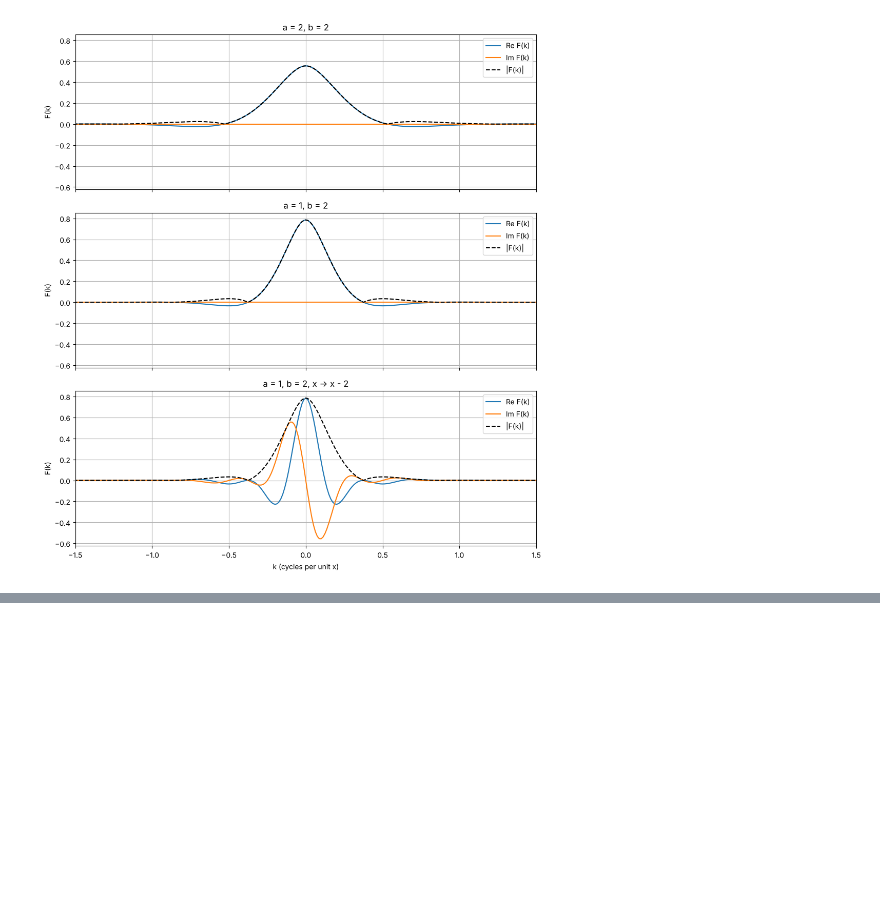
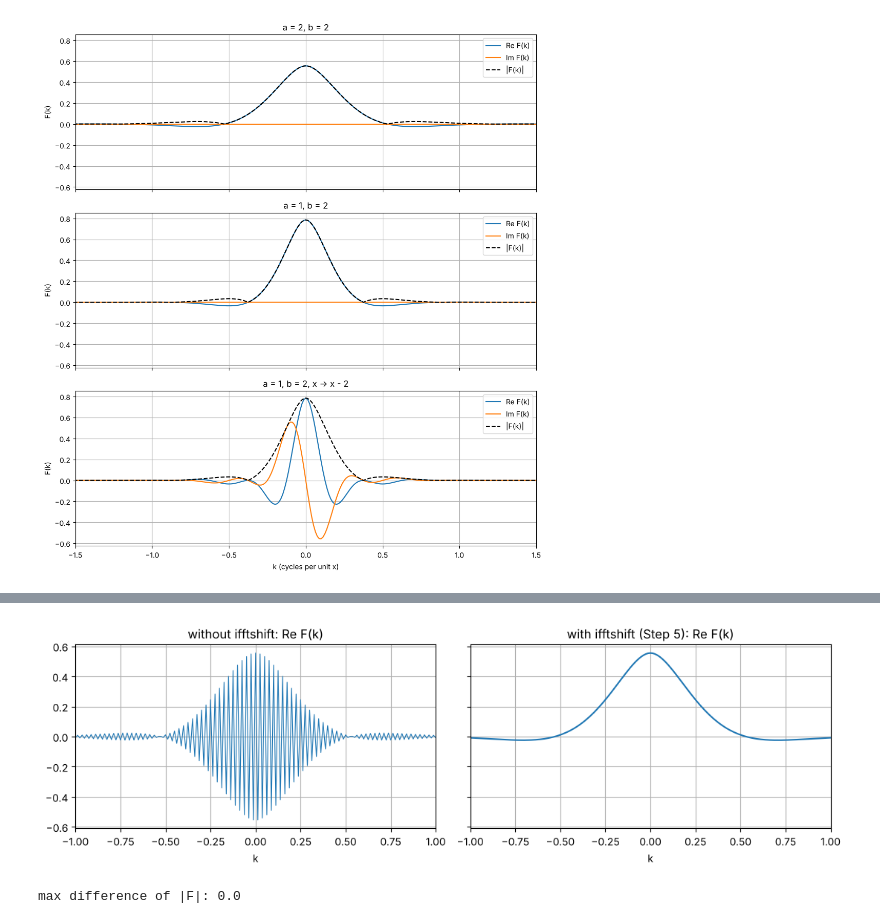
Before and after one commit to jawad197704/e89_Hussein_Jawad_HW09, a Jupyter notebook: Hussein_Jawad_HW09_Problem1.ipynb, the cells around one changed output, grey strips where cells are left out. Saved outputs shown, nothing was run; the diff lists cells and outputs as text; code cells hidden in the pictures; blank space fills up the shorter version.

```diff
--- a/Hussein_Jawad_HW09_Problem1.ipynb
+++ b/Hussein_Jawad_HW09_Problem1.ipynb
@@ -277,0 +452,19 @@ plt.show()                                                   # render the figure
+# %%
+F_no_shift = fftshift(fft(y1) * dx)                  # same as fourier(y1) but WITHOUT ifftshift (first sample at x = -40)
+
+fig, ax = plt.subplots(1, 2, figsize=(11, 3.5), sharey=True)  # two panels side by side, same vertical scale
+ax[0].plot(k, np.real(F_no_shift), lw=0.8)           # real part flips sign at every other k: a zig-zag
+ax[0].set_title("without ifftshift: Re F(k)")        # panel title
+ax[1].plot(k, np.real(F1))                           # the correct real part from Step 5
+ax[1].set_title("with ifftshift (Step 5): Re F(k)")  # panel title
+for axis in ax:                                      # common settings for both panels
+    axis.set_xlim(-1, 1)                             # zoom in on the interesting k range
+    axis.set_xlabel("k")                             # horizontal axis label
+    axis.grid(True)                                  # light grid
+plt.tight_layout()                                   # avoid overlapping labels
+plt.show()                                           # render the figure
+
+print("max difference of |F|:", np.max(np.abs(np.abs(F_no_shift) - np.abs(F1))))  # magnitudes agree: only the phase was wrong
+# %% [output]
+[figure, added]
+max difference of |F|: 0.0
```
Also changed, not shown: parts of 30 cells of this notebook, 1 other file.
